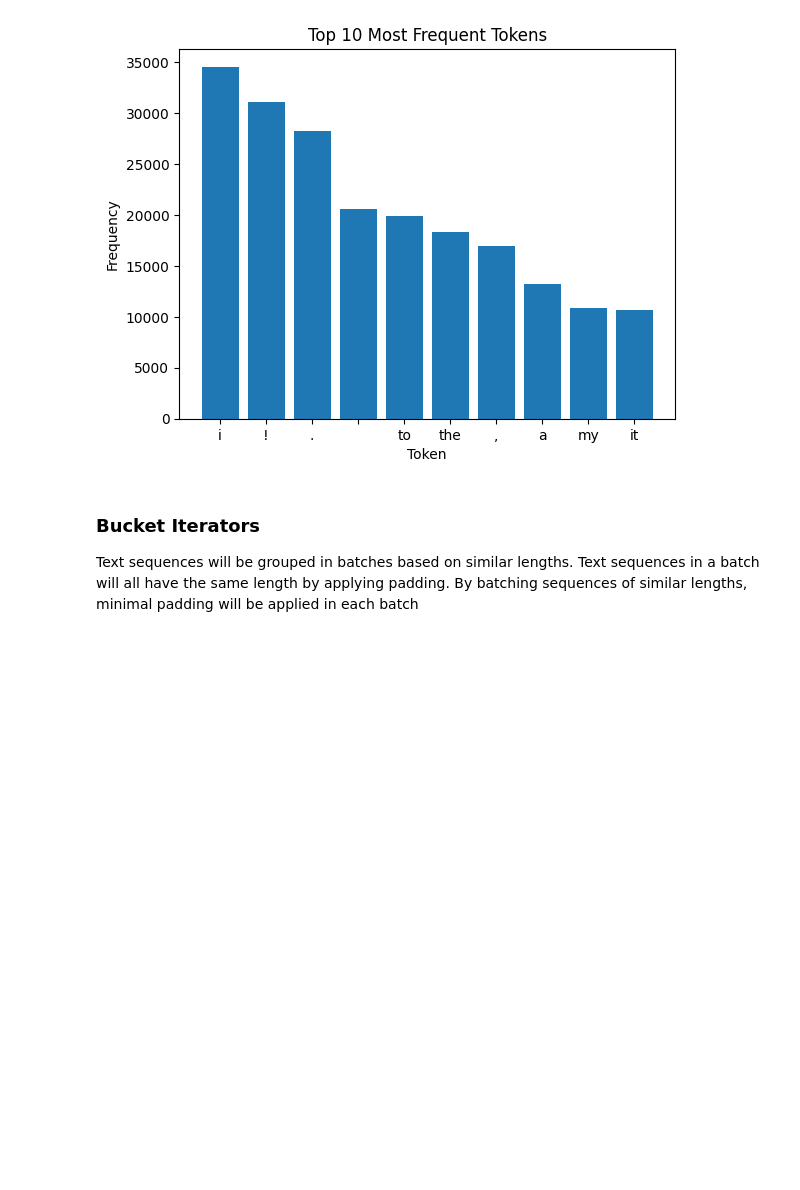
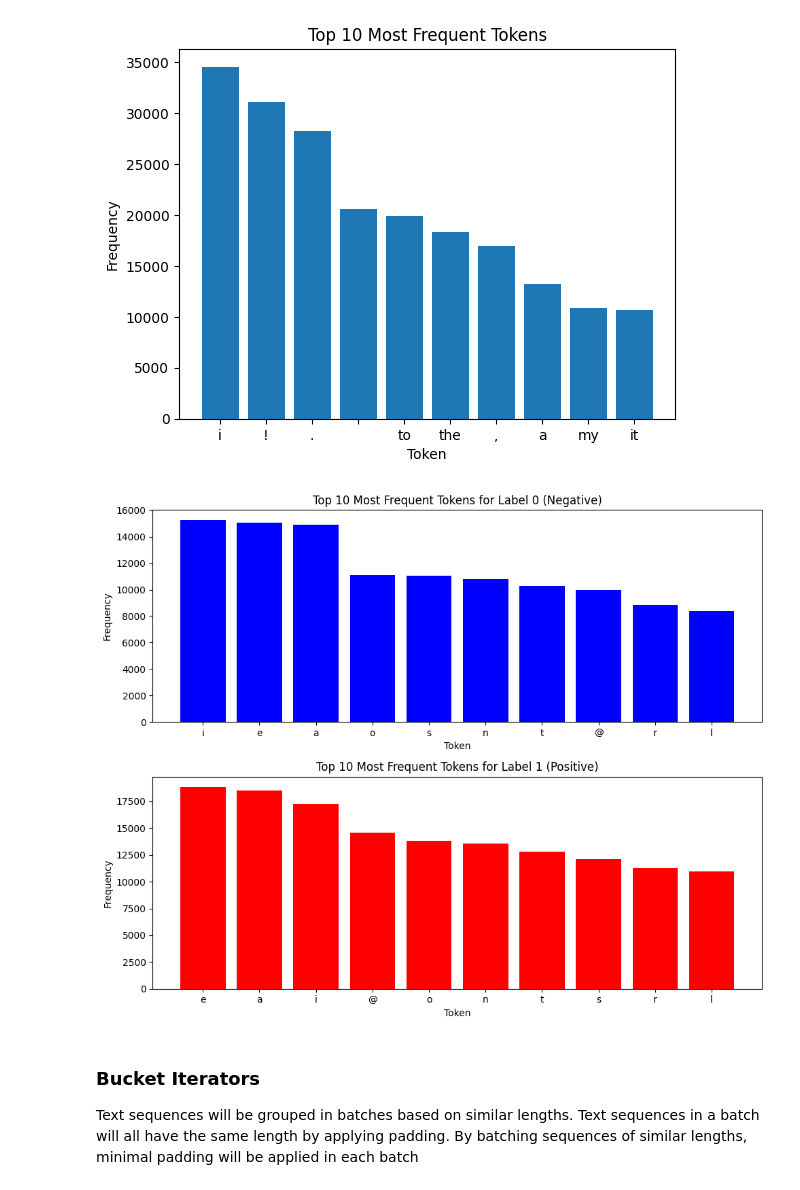
Before and after one commit to yojoecapital/sentiment-analysis, a Jupyter notebook: RNN-analysis.ipynb, the cells around one changed output. Saved outputs shown, nothing was run; the diff lists cells and outputs as text; code cells hidden in the pictures; blank space fills up the shorter version.

```diff
--- a/RNN-analysis.ipynb
+++ b/RNN-analysis.ipynb
@@ -125,6 +125,42 @@ plt.title('Top 10 Most Frequent Tokens')
 # %% [output]
 Text(0.5, 1.0, 'Top 10 Most Frequent Tokens')
 [figure]
+# %%
+# Separate the dataset into examples for label 0 and label 1
+label_0_examples = [example.text[0] for example in train_dataset.examples if example.label == "0"]
+label_1_examples = [example.text[0] for example in train_dataset.examples if example.label == "1"]
+
+# Create separate Counters for each label
+counter_label_0 = torchtext.vocab.Counter()
+counter_label_1 = torchtext.vocab.Counter()
+
+# Update Counters with token frequencies for each label
+for example in label_0_examples:
+    counter_label_0.update(example)
+for example in label_1_examples:
+    counter_label_1.update(example)
+
+# Find the most common words for each label
+words_label_0, frequencies_label_0 = zip(*counter_label_0.most_common(10))
+words_label_1, frequencies_label_1 = zip(*counter_label_1.most_common(10))
+
+# Plot the results
+fig, (ax0, ax1) = plt.subplots(2, 1, figsize=(10, 8))
+
+ax0.bar(words_label_0, frequencies_label_0, color='blue')
+ax0.set_xlabel('Token')
+ax0.set_ylabel('Frequency')
+ax0.set_title('Top 10 Most Frequent Tokens for Label 0 (Negative)')
+
+ax1.bar(words_label_1, frequencies_label_1, color='red')
+ax1.set_xlabel('Token')
+ax1.set_ylabel('Frequency')
+ax1.set_title('Top 10 Most Frequent Tokens for Label 1 (Positive)')
+
+plt.tight_layout()
+plt.show()
+# %% [output]
+[figure, added]
 # %% [markdown]
 ### Bucket Iterators
 Text sequences will be grouped in batches based on similar lengths. Text sequences in a batch will all have the same length by applying padding. By batching sequences of similar lengths, minimal padding will be applied in each batch
```
